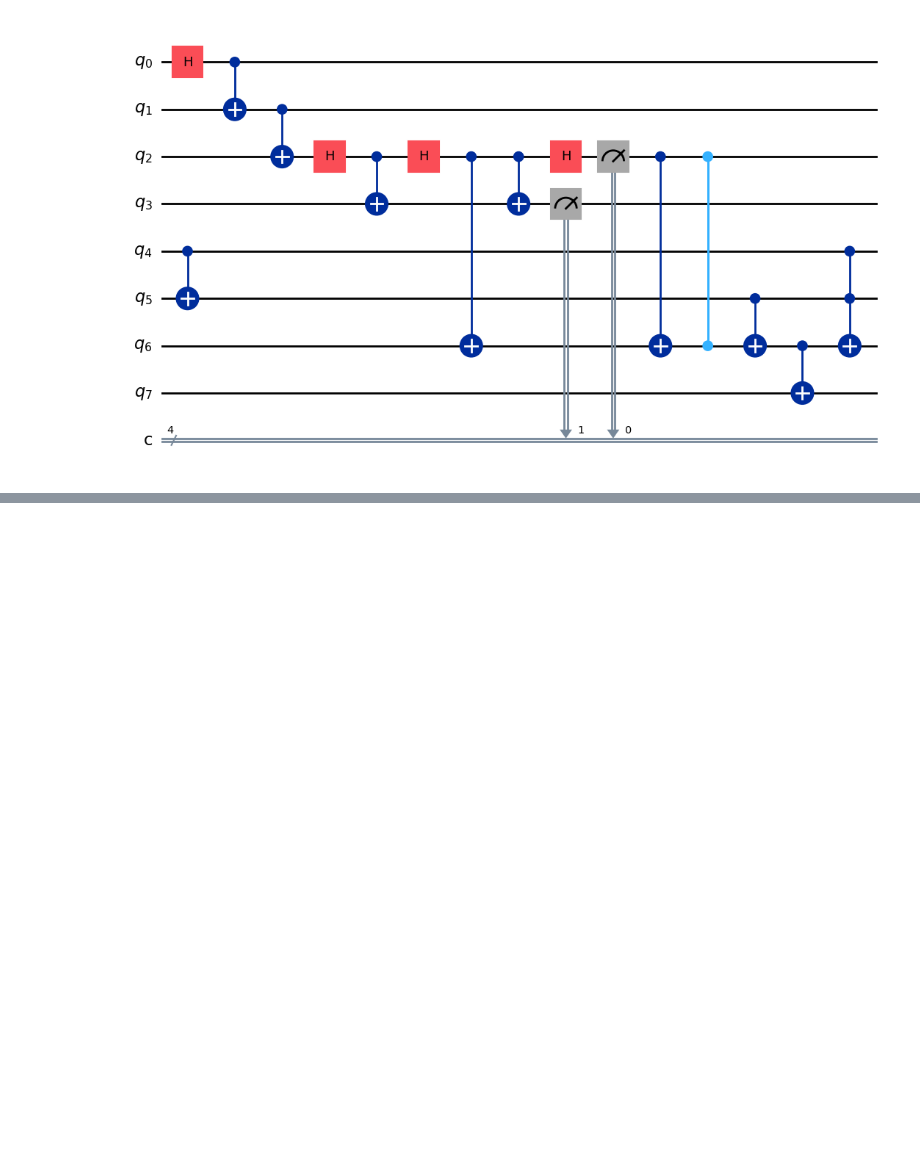
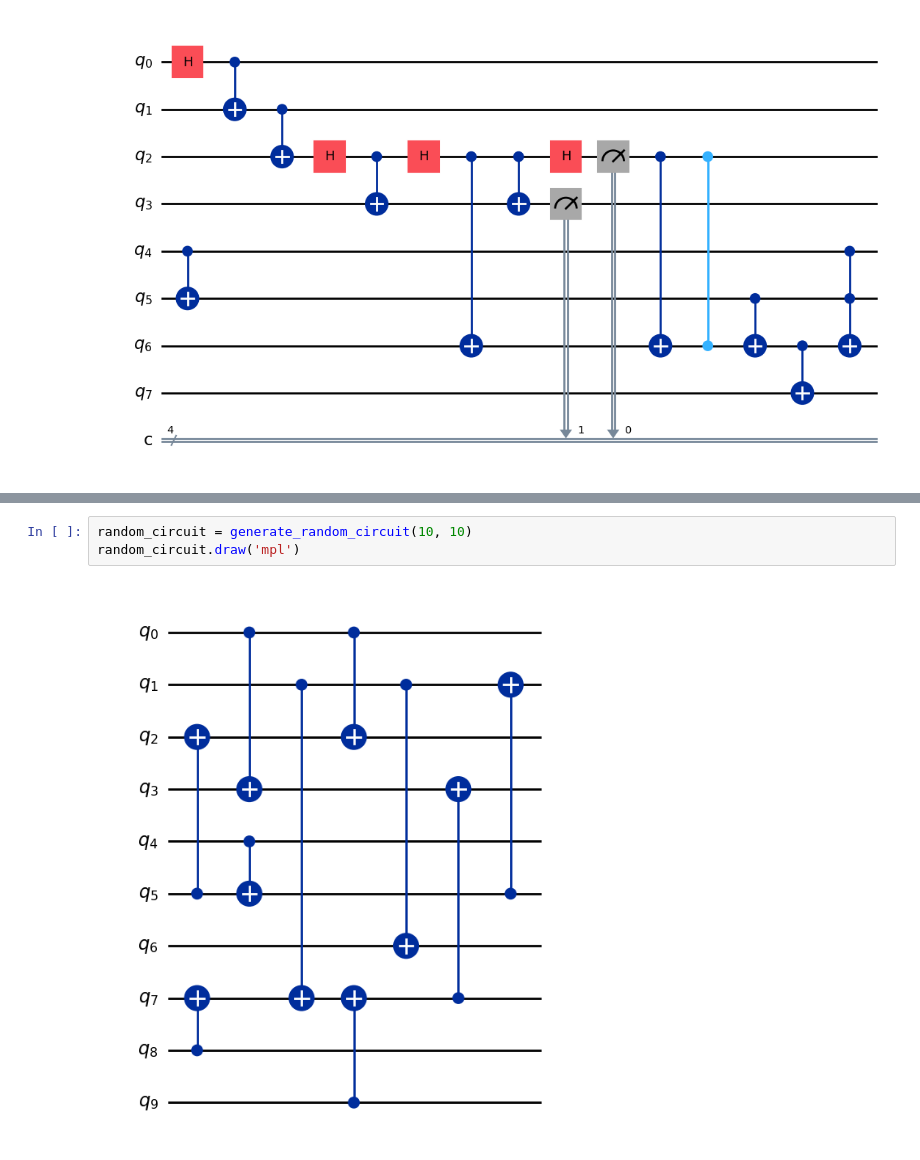
Before and after one commit to awshaffar/google_dmon, a Jupyter notebook: experiments.ipynb, the cells around one changed output, grey strips where cells are left out. Saved outputs shown, nothing was run; the diff lists cells and outputs as text; blank space fills up the shorter version.

```diff
--- a/experiments.ipynb
+++ b/experiments.ipynb
@@ -387,0 +474,5 @@ combined_circuit.draw('mpl')
+# %%
+random_circuit = generate_random_circuit(10, 10)
+random_circuit.draw('mpl')
+# %% [output]
+[figure, added]
```
Also changed, not shown: parts of 10 cells of this notebook.
